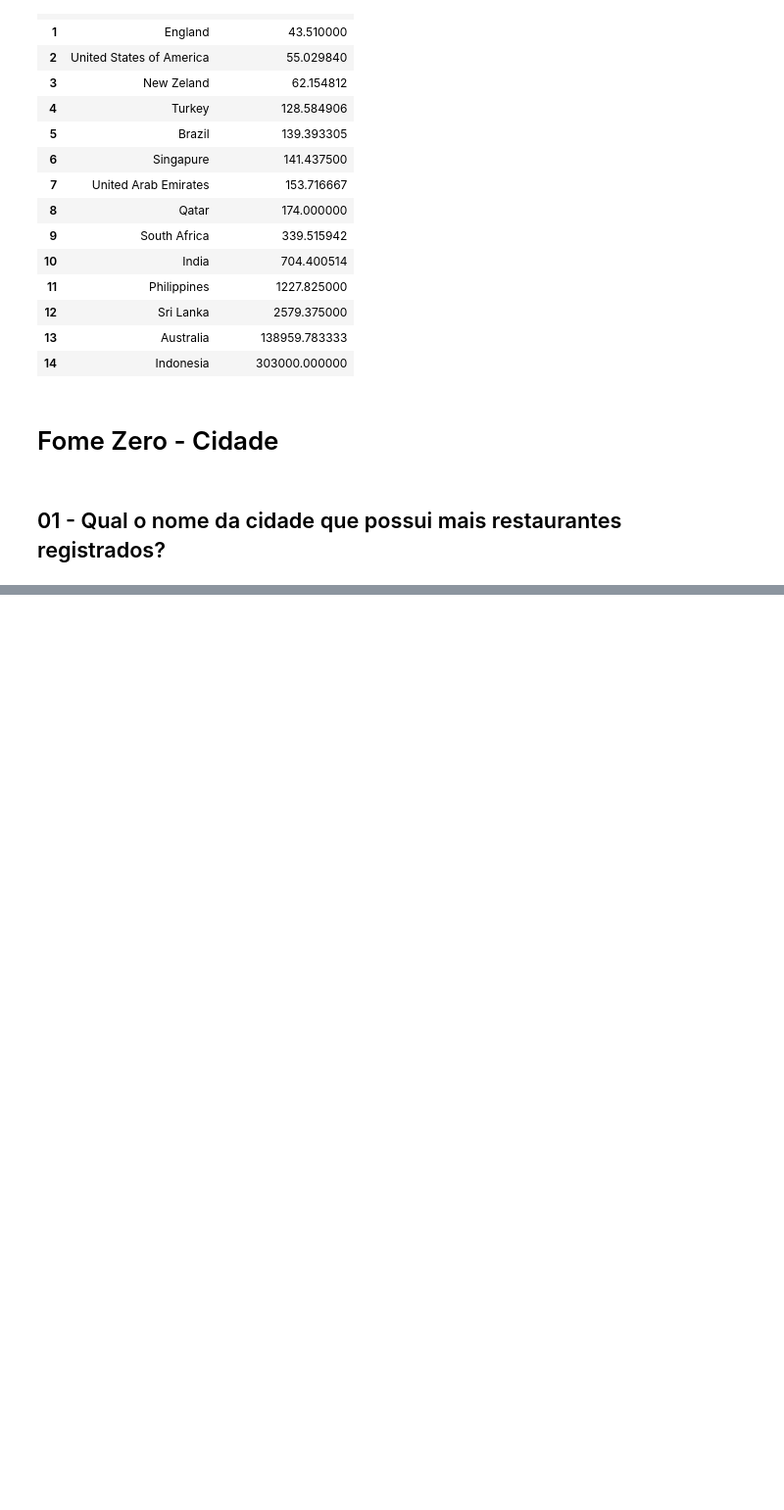
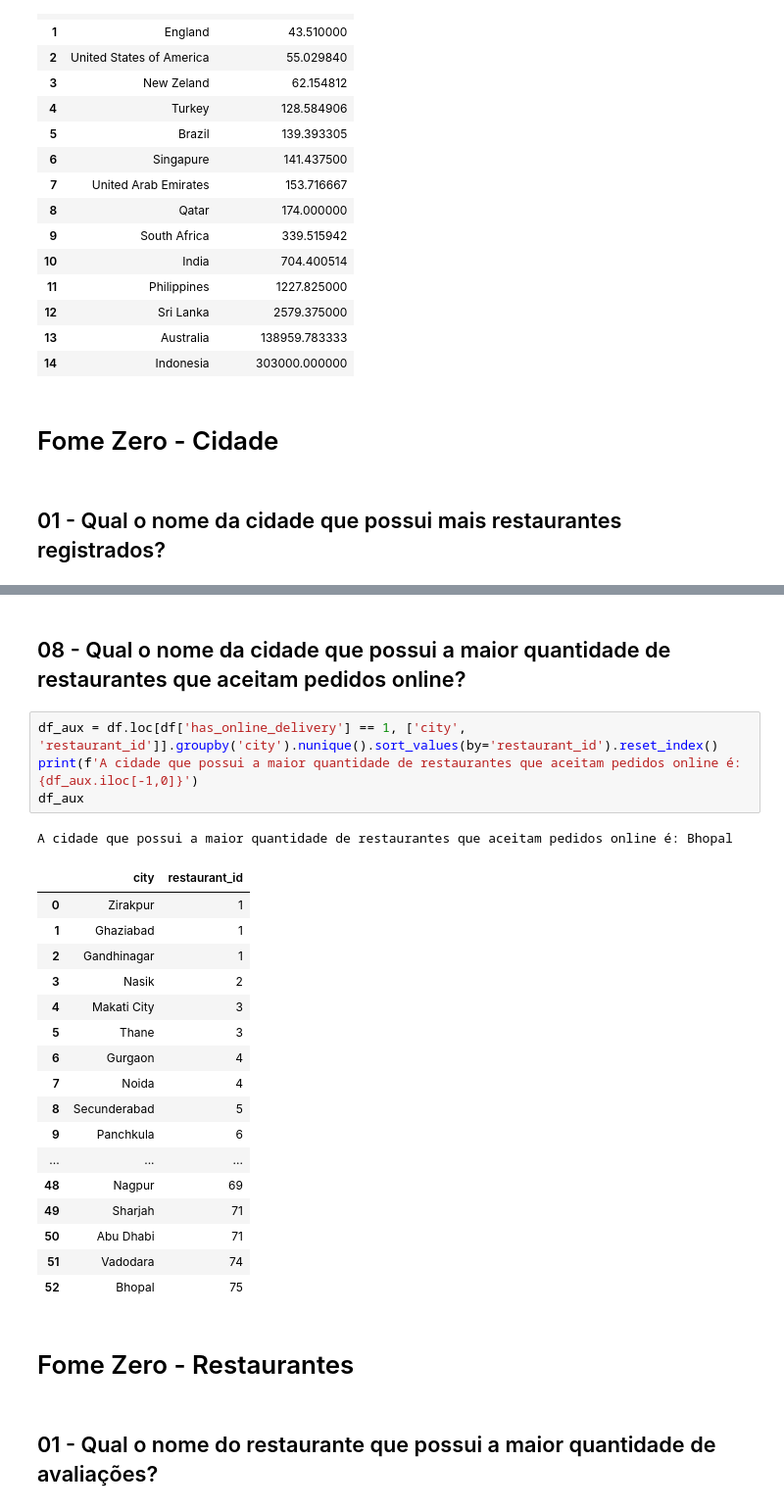
Before and after one commit to LuiMagno/DS_Notebooks, a Jupyter notebook: ComunidadeDS/FTC_Python/Projeto Final/ProjetoFinal - Geral.ipynb, the cells around one changed output, grey strips where cells are left out. Shown: that part at 98% size. Cells and saved outputs as stored; diff of their text form; blank space fills up the shorter version.

```diff
--- a/ComunidadeDS/FTC_Python/Projeto Final/ProjetoFinal - Geral.ipynb
+++ b/ComunidadeDS/FTC_Python/Projeto Final/ProjetoFinal - Geral.ipynb
@@ -342,0 +475,29 @@ df.head(3)
+# %% [markdown]
+## 08 - Qual o nome da cidade que possui a maior quantidade de restaurantes que aceitam pedidos online?
+# %%
+df_aux = df.loc[df['has_online_delivery'] == 1, ['city', 'restaurant_id']].groupby('city').nunique().sort_values(by='restaurant_id').reset_index()
+print(f'A cidade que possui a maior quantidade de restaurantes que aceitam pedidos online é: {df_aux.iloc[-1,0]}')
+df_aux
+# %% [output]
+A cidade que possui a maior quantidade de restaurantes que aceitam pedidos online é: Bhopal
+|  | city | restaurant_id |
+| 0 | Zirakpur | 1 |
+| 1 | Ghaziabad | 1 |
+| 2 | Gandhinagar | 1 |
+| 3 | Nasik | 2 |
+| 4 | Makati City | 3 |
+| 5 | Thane | 3 |
+| 6 | Gurgaon | 4 |
+| 7 | Noida | 4 |
+| 8 | Secunderabad | 5 |
+| 9 | Panchkula | 6 |
+| ... | ... | ... |
+| 48 | Nagpur | 69 |
+| 49 | Sharjah | 71 |
+| 50 | Abu Dhabi | 71 |
+| 51 | Vadodara | 74 |
+| 52 | Bhopal | 75 |
+# %% [markdown]
+# Fome Zero - Restaurantes
+# %% [markdown]
+## 01 - Qual o nome do restaurante que possui a maior quantidade de avaliações?
```
Also changed, not shown: parts of 38 cells of this notebook, 2 other files.
